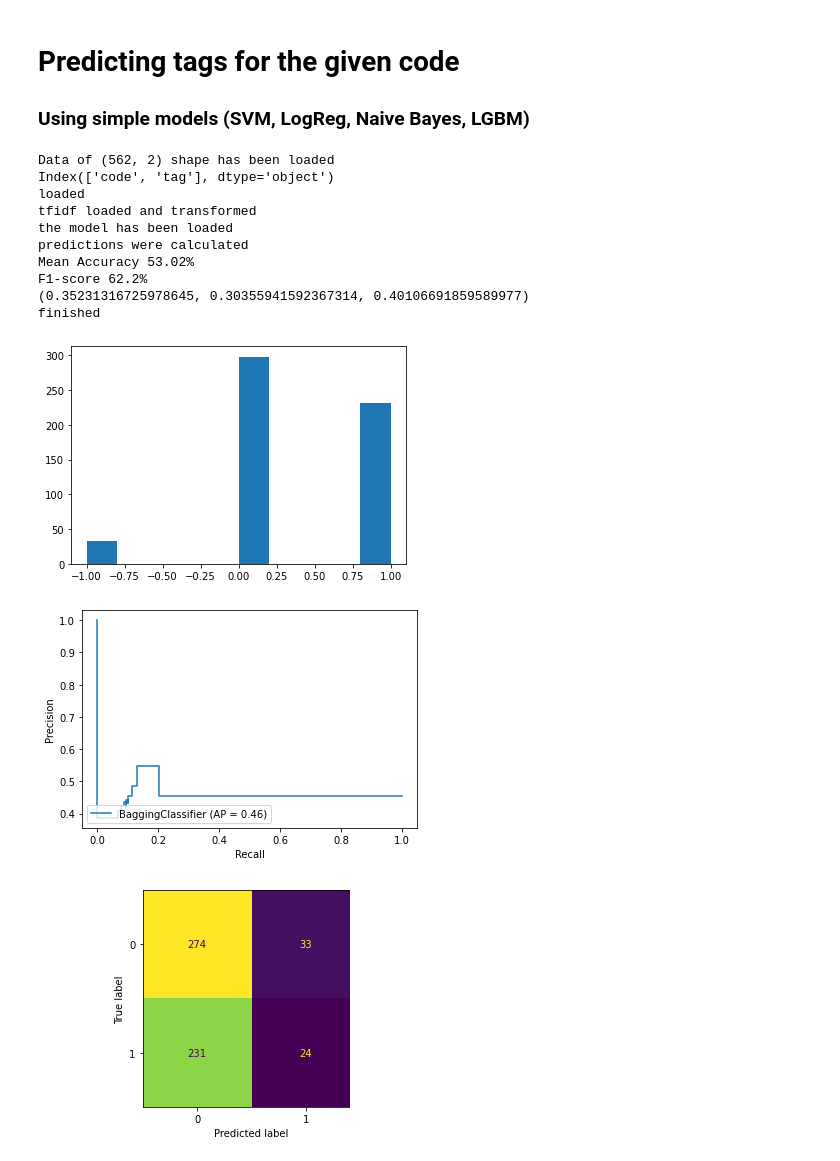
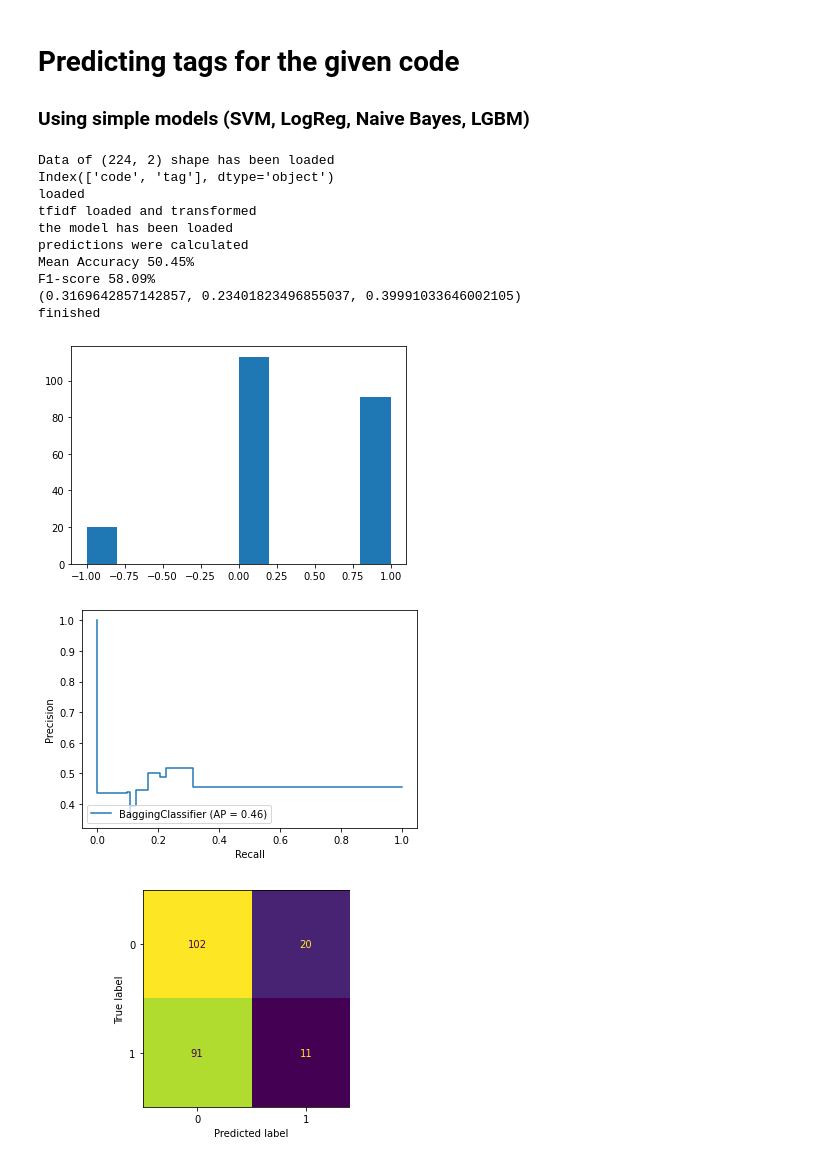
Before and after one commit to whatevernevermindbro/source_code_classification, a Jupyter notebook: predict_tag.ipynb, the cells around one changed output. Drawn from its saved outputs; the diff is of its cells as text; code cells hidden in the pictures.

Commit message:
SVM Validation, graph_v2, chunk_size == 25

```diff
--- a/predict_tag.ipynb
+++ b/predict_tag.ipynb
@@ -100,7 +100,7 @@ def get_predictions(X, y, TAG_TO_PREDICT, MODEL_DIR):
     print(result)
 # %%
 if __name__ == '__main__':
-    DATASET_PATH = './data/chunks_15_validate.csv'
+    DATASET_PATH = './data/chunks_25_validate.csv'
     MODEL_DIR = './models/svm_regex_graph_v2.sav'
     TFIDF_DIR = './models/tfidf_svm_graph_v2.pickle'
     CODE_COLUMN = 'code' #'code_block'
@@ -108,39 +108,39 @@ if __name__ == '__main__':
     df, code_blocks = load_code_blocks(DATASET_PATH, CODE_COLUMN)
     nrows = df.shape[0]
     print("loaded")
     tfidf_params = {'min_df': 5
             , 'max_df': 0.3
             , 'smooth_idf': True}
     SVM_params = {'C': 100
             , 'kernel': "linear"
             , 'verbose': 1
             , 'random_state': 241}
     meta = {'data': DATASET_PATH
                 ,'nrows': nrows
                 ,'label': TAG_TO_PREDICT
                 ,'model': MODEL_DIR}
     code_blocks_tfidf = tfidf_transform(code_blocks, tfidf_params, TFIDF_DIR)
     with dagshub.dagshub_logger() as logger:
         # metrics = SVM_evaluate(df, code_blocks, tfidf_params, TFIDF_DIR, SVM_params)
         metrics = get_predictions(code_blocks_tfidf, df[TAG_TO_PREDICT].astype(int), TAG_TO_PREDICT, MODEL_DIR)
         logger.log_hyperparams(meta)
         logger.log_hyperparams(tfidf_params)
         logger.log_hyperparams(SVM_params)
         logger.log_metrics(metrics)
     print("finished")
 # %% [output]
-Data of (562, 2) shape has been loaded
+Data of (224, 2) shape has been loaded
 Index(['code', 'tag'], dtype='object')
 loaded
 tfidf loaded and transformed
 the model has been loaded
 predictions were calculated
-Mean Accuracy 53.02%
-F1-score 62.2%
-(0.35231316725978645, 0.30355941592367314, 0.40106691859589977)
+Mean Accuracy 50.45%
+F1-score 58.09%
+(0.3169642857142857, 0.23401823496855037, 0.39991033646002105)
 finished
-[figure, old version]
+[figure, new version]
-[figure, old version]
+[figure, new version]
 [figure]
 # %%
 # SVM Validation on every chunk_size [-5]
```
Also changed, not shown: 2 other files.
